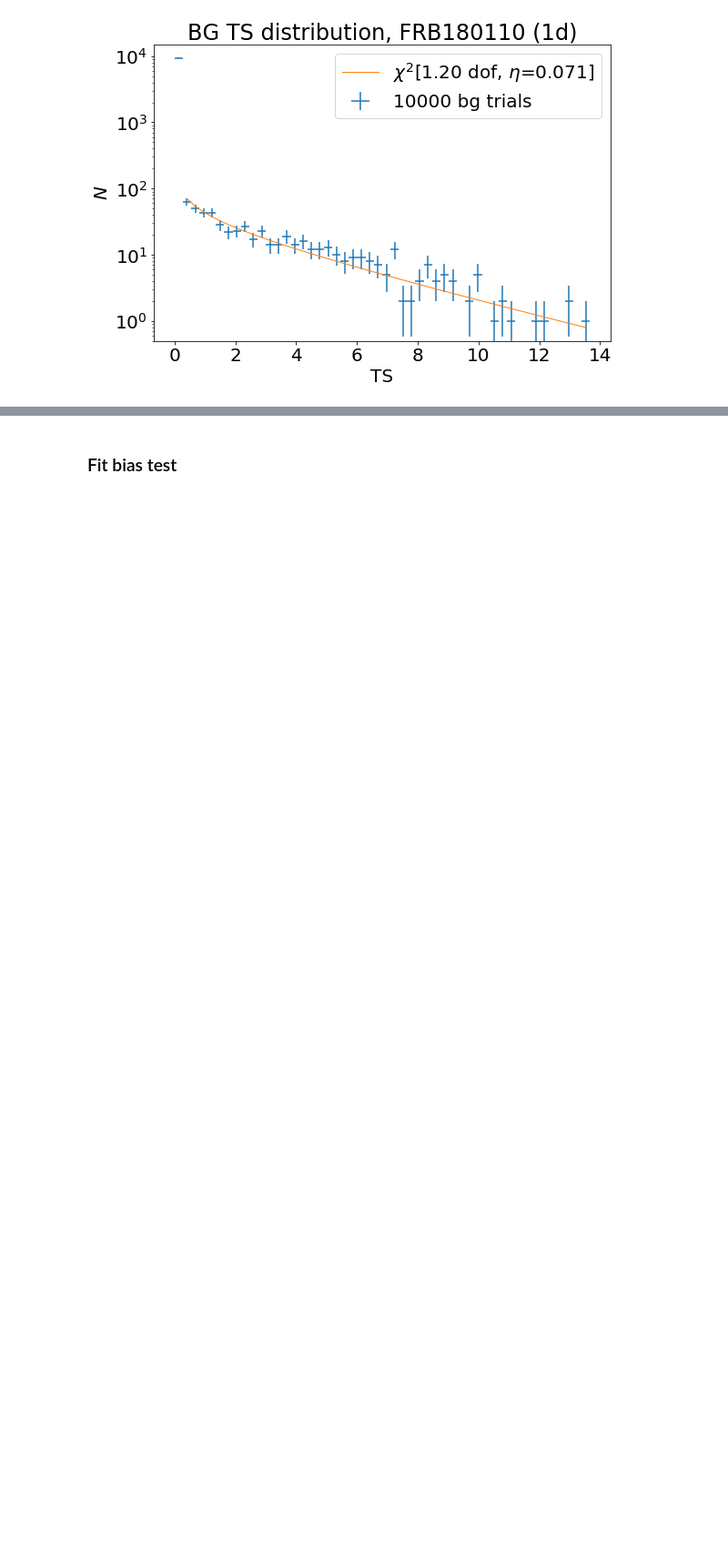
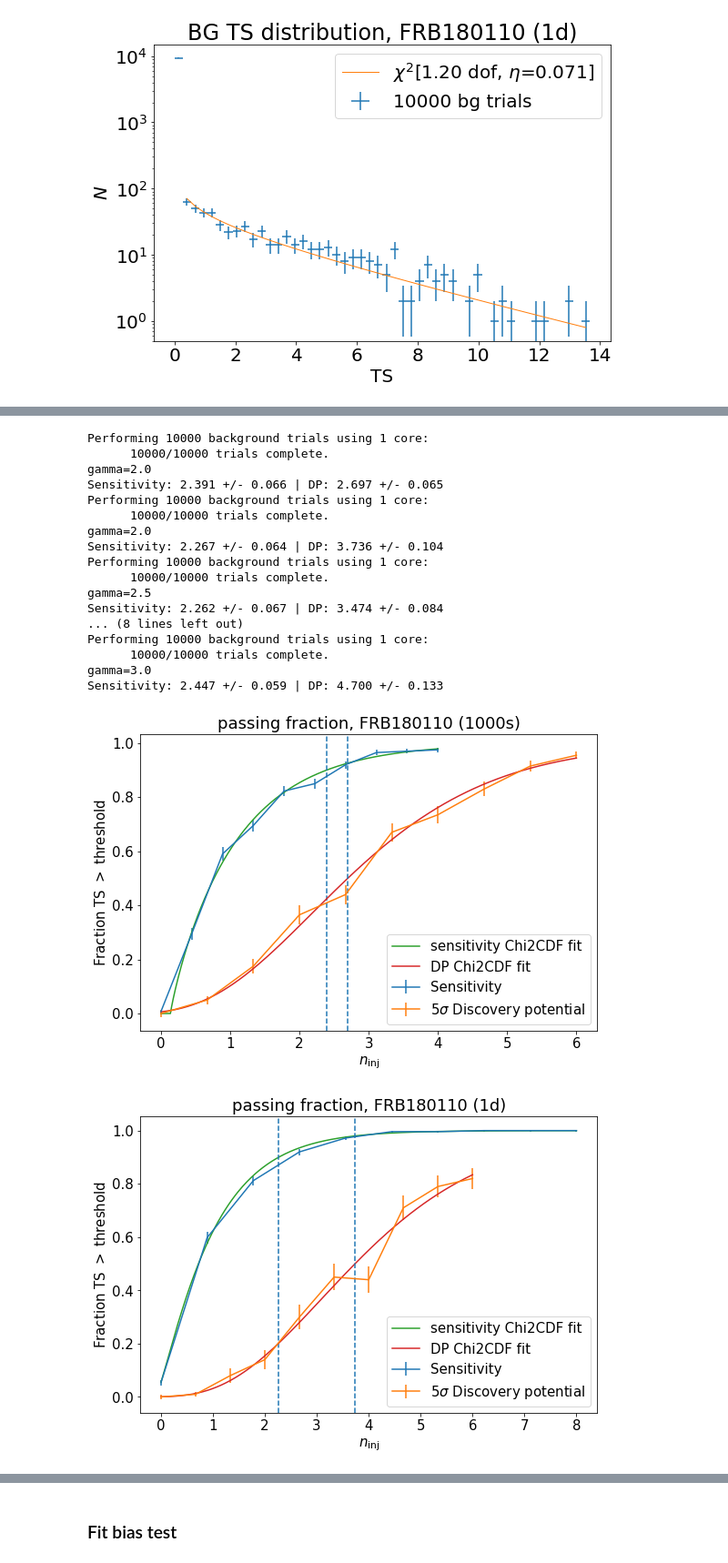
Before and after one commit to jessiethw/FRB, a Jupyter notebook: csky_bg_pfrc.ipynb, the cells around one changed output, grey strips where cells are left out. Shown at 91% size. Saved outputs shown, nothing was run; the diff lists cells and outputs as text; code cells hidden in the pictures; blank space fills up the shorter version.

```diff
--- a/csky_bg_pfrc.ipynb
+++ b/csky_bg_pfrc.ipynb
@@ -220,0 +274,38 @@ Performing 10000 background trials using 1 core:
+# %%
+sens,dp = sens_dp(src1000[ws])
+pf_plot(src1000[ws],sens, dp, frb_name='FRB180110', print_plot=True)
+
+sens,dp = sens_dp(src1d[ws])
+pf_plot(src1d[ws],sens, dp, frb_name='FRB180110', print_plot=True)
+
+sens,dp = sens_dp(src1000[ws], gamma=2.5)
+pf_plot(src1000[ws],sens, dp, gamma=2.5, frb_name='FRB180110', print_plot=True)
+
+sens,dp = sens_dp(src1d[ws], gamma=2.5)
+pf_plot(src1d[ws],sens, dp, gamma=2.5, frb_name='FRB180110', print_plot=True)
+
+sens,dp = sens_dp(src1000[ws], gamma=3.)
+pf_plot(src1000[ws],sens, dp, gamma=3., frb_name='FRB180110', print_plot=True)
+
+sens,dp = sens_dp(src1d[ws],gamma=3.)
+pf_plot(src1d[ws],sens, dp, gamma=3., frb_name='FRB180110', print_plot=True)
+# %% [output]
+Performing 10000 background trials using 1 core:
+      10000/10000 trials complete.
+gamma=2.0
+Sensitivity: 2.391 +/- 0.066 | DP: 2.697 +/- 0.065
+Performing 10000 background trials using 1 core:
+      10000/10000 trials complete.
+gamma=2.0
+Sensitivity: 2.267 +/- 0.064 | DP: 3.736 +/- 0.104
+Performing 10000 background trials using 1 core:
+      10000/10000 trials complete.
+gamma=2.5
+Sensitivity: 2.262 +/- 0.067 | DP: 3.474 +/- 0.084
+... (8 lines left out)
+Performing 10000 background trials using 1 core:
+      10000/10000 trials complete.
+gamma=3.0
+Sensitivity: 2.447 +/- 0.059 | DP: 4.700 +/- 0.133
+[figure, added]
+[figure, added]
```
Also changed, not shown: parts of 19 cells of this notebook, 6 other files.
